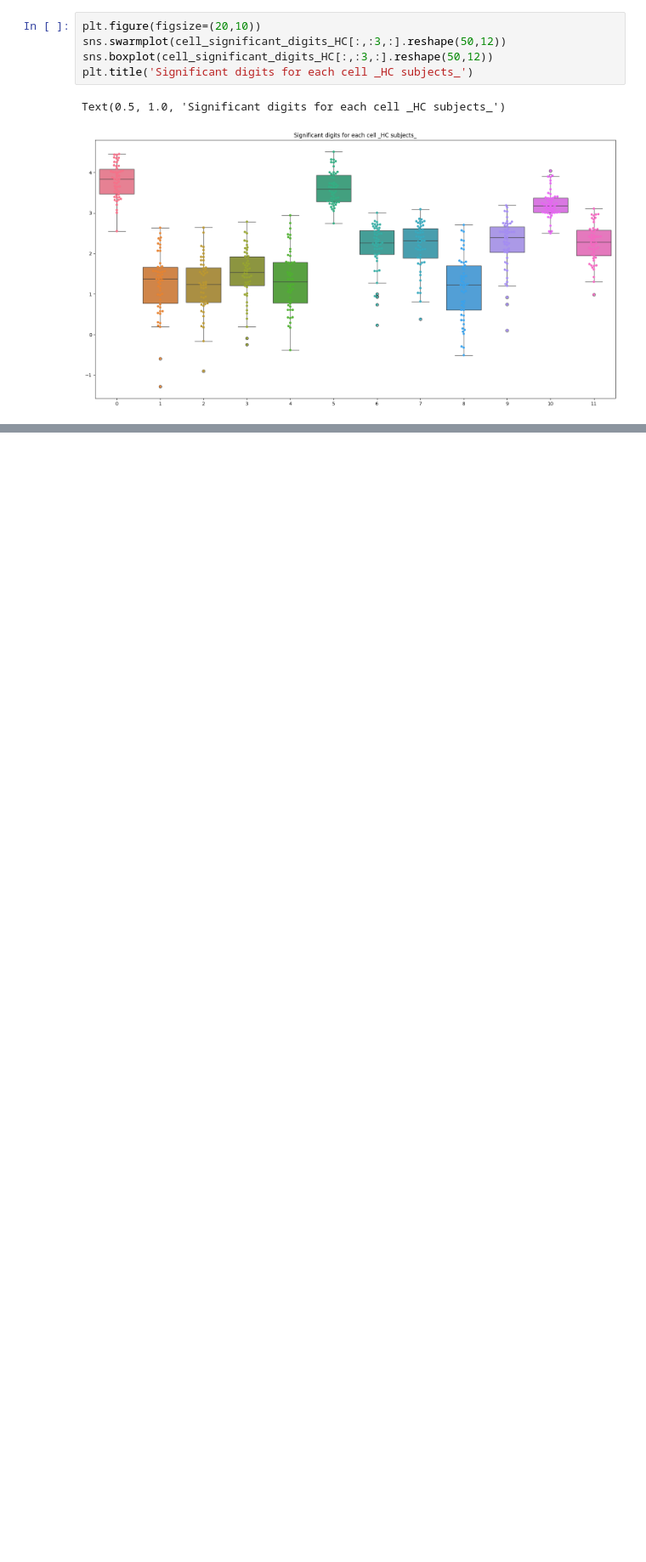
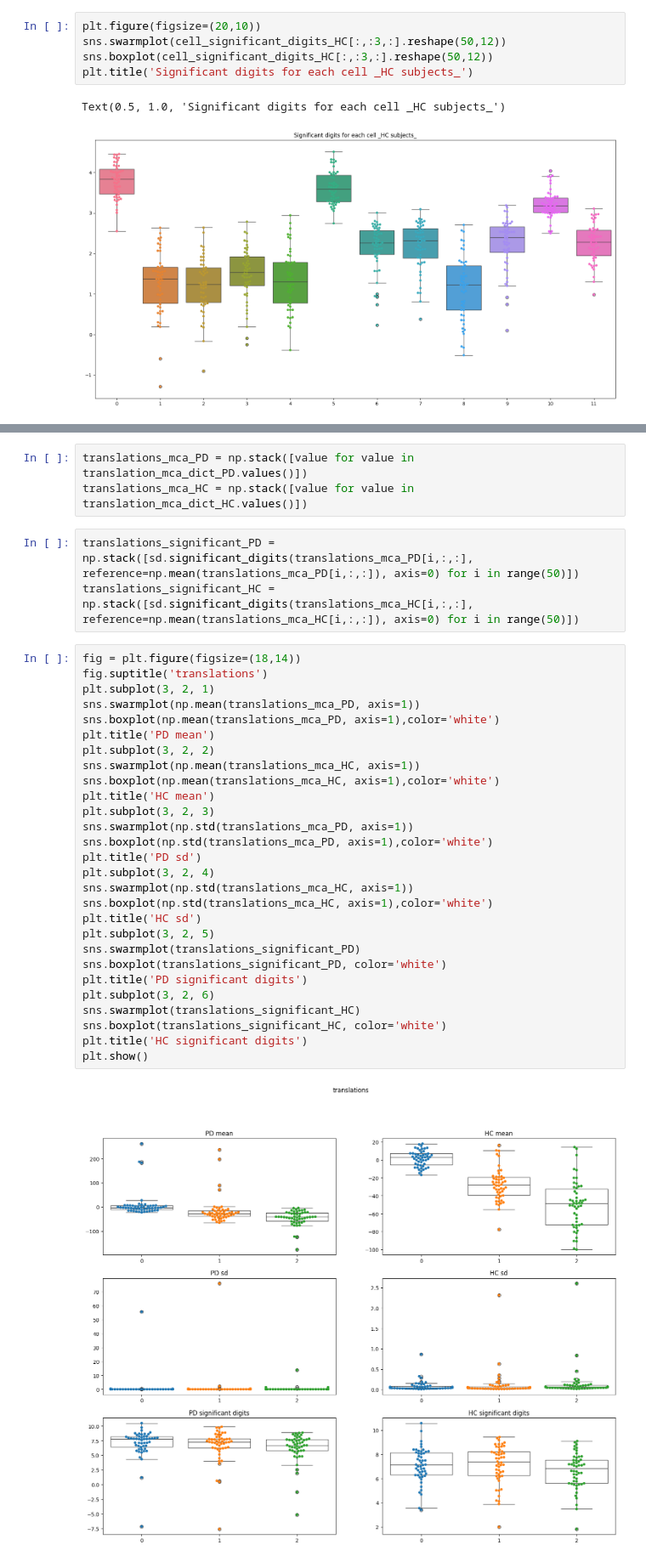
Before and after one commit to mirhnius/mca_linear_registration, a Jupyter notebook: analysis.ipynb, the cells around one changed output, grey strips where cells are left out. Shown at 85% size. Drawn from its saved outputs; the diff is of its cells as text; blank space fills up the shorter version.

```diff
--- a/analysis.ipynb
+++ b/analysis.ipynb
@@ -152,0 +217,36 @@ Text(0.5, 1.0, 'Significant digits for each cell _HC subjects_')
+# %%
+translations_mca_PD = np.stack([value for value in translation_mca_dict_PD.values()])
+translations_mca_HC = np.stack([value for value in translation_mca_dict_HC.values()])
+# %%
+translations_significant_PD = np.stack([sd.significant_digits(translations_mca_PD[i,:,:], reference=np.mean(translations_mca_PD[i,:,:]), axis=0) for i in range(50)])
+translations_significant_HC = np.stack([sd.significant_digits(translations_mca_HC[i,:,:], reference=np.mean(translations_mca_HC[i,:,:]), axis=0) for i in range(50)])
+# %%
+fig = plt.figure(figsize=(18,14))
+fig.suptitle('translations')
+plt.subplot(3, 2, 1)
+sns.swarmplot(np.mean(translations_mca_PD, axis=1))
+sns.boxplot(np.mean(translations_mca_PD, axis=1),color='white')
+plt.title('PD mean')
+plt.subplot(3, 2, 2)
+sns.swarmplot(np.mean(translations_mca_HC, axis=1))
+sns.boxplot(np.mean(translations_mca_HC, axis=1),color='white')
+plt.title('HC mean')
+plt.subplot(3, 2, 3)
+sns.swarmplot(np.std(translations_mca_PD, axis=1))
+sns.boxplot(np.std(translations_mca_PD, axis=1),color='white')
+plt.title('PD sd')
+plt.subplot(3, 2, 4)
+sns.swarmplot(np.std(translations_mca_HC, axis=1))
+sns.boxplot(np.std(translations_mca_HC, axis=1),color='white')
+plt.title('HC sd')
+plt.subplot(3, 2, 5)
+sns.swarmplot(translations_significant_PD)
+sns.boxplot(translations_significant_PD, color='white')
+plt.title('PD significant digits')
+plt.subplot(3, 2, 6)
+sns.swarmplot(translations_significant_HC)
+sns.boxplot(translations_significant_HC, color='white')
+plt.title('HC significant digits')
+plt.show()
+# %% [output]
+[figure, added]
```
Also changed, not shown: parts of 16 cells of this notebook.
